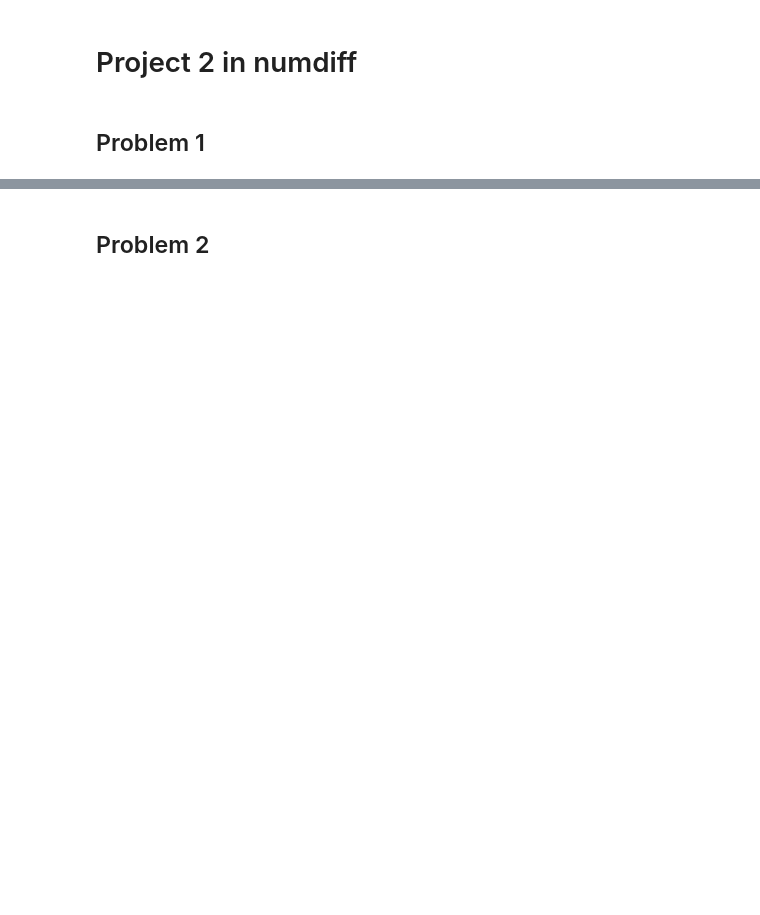
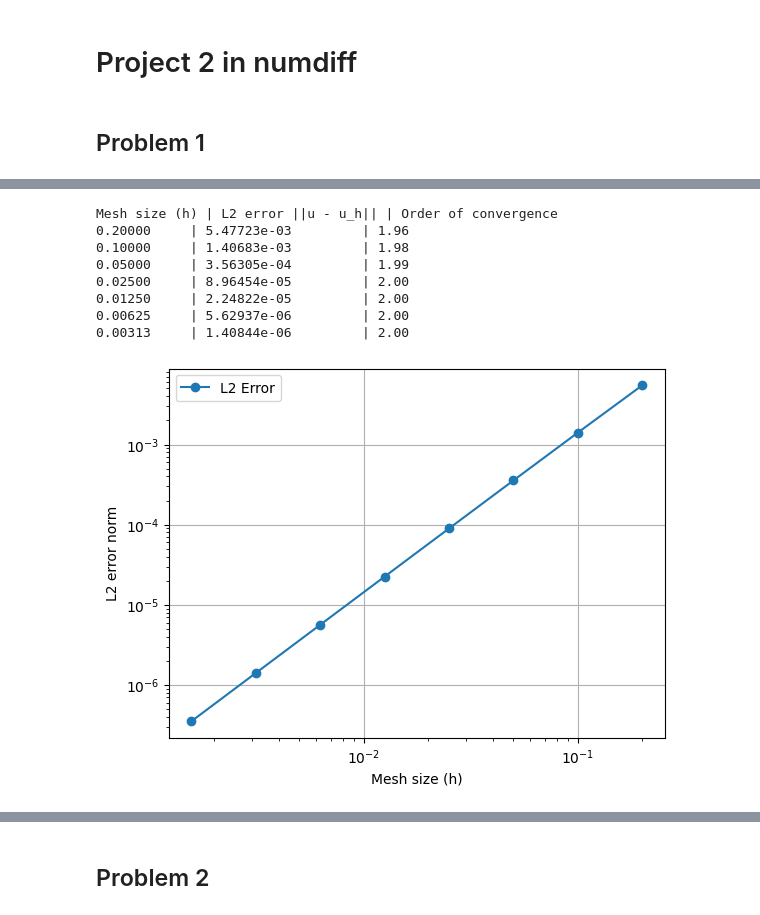
Before and after one commit to 1rideee/Numdiff, a Jupyter notebook: Project2.ipynb, the cells around one changed output, grey strips where cells are left out. Drawn from its saved outputs; the diff is of its cells as text; code cells hidden in the pictures; blank space fills up the shorter version.

Commit message:
Add error H1 and L2

```diff
--- a/Project2.ipynb
+++ b/Project2.ipynb
@@ -155,47 +159,58 @@ plot_solution(u, xi, u_1)
 # %%
+
+
 def compute_L2_error(u_h, nodes, exact_solution):
     error_integral = 0.0
-    for i in range(len(nodes) - 1):
-        x_left, x_right = nodes[i], nodes[i+1]
-        mid = (x_left + x_right) / 2
 
 
-        error_left = (exact_solution(x_left) - u_h[i])**2
-        error_mid = (exact_solution(mid) - (u_h[i] + u_h[i+1]) / 2)**2
-        error_right = (exact_solution(x_right) - u_h[i+1])**2
+    for i in range(len(nodes) - 2):
 
-        h = x_right - x_left
+        error_left = (exact_solution(nodes[i]) - u_h[i])**2
+        error_mid = (exact_solution(nodes[i+1]) - (u_h[i] + u_h[i+2])/2 )**2
+        error_right = (exact_solution(nodes[i+2]) - u_h[i+2])**2
+
+        h = nodes[i+2] - nodes[i]
         error_integral += (h / 6) * (error_left + 4 * error_mid + error_right)
 
     return np.sqrt(error_integral)
 
 
 mesh_sizes = [1/5, 1/10, 1/20, 1/40, 1/80, 1/160, 1/320, 1/640]
 errors = []
 
 for h in mesh_sizes:
     X = np.arange(0, 1 + h, h)  # Create partition
     u_h, nodes = problem1(g, X)  # Compute numerical solution
     error = compute_L2_error(u_h, nodes, exact_solution)
     errors.append(error)
 
 # Compute order of convergence
 orders = [np.log(errors[i] / errors[i+1]) / np.log(2) for i in range(len(errors) - 1)]
 
 
 
 # Print results
 print("Mesh size (h) | L2 error ||u - u_h|| | Order of convergence")
 for i in range(len(errors) -1):
     print(f"{mesh_sizes[i]:.5f}     | {errors[i]:.5e}         | {orders[i]:.2f}")
 
 # Plot error convergence
 plt.loglog(mesh_sizes, errors, "-o", label="L2 Error")
 plt.xlabel("Mesh size (h)")
 plt.ylabel("L2 error norm")
 plt.legend()
 plt.grid(True)
 plt.show()
+# %% [output]
+Mesh size (h) | L2 error ||u - u_h|| | Order of convergence
+0.20000     | 5.47723e-03         | 1.96
+0.10000     | 1.40683e-03         | 1.98
+0.05000     | 3.56305e-04         | 1.99
+0.02500     | 8.96454e-05         | 2.00
+0.01250     | 2.24822e-05         | 2.00
+0.00625     | 5.62937e-06         | 2.00
+0.00313     | 1.40844e-06         | 2.00
+[figure, added]
 # %%
 def compute_H1_error(u_h, nodes, exact_solution, exact_derivative):
     error_integral_L2 = 0.0
```
Also changed, not shown: parts of 2 cells of this notebook.
